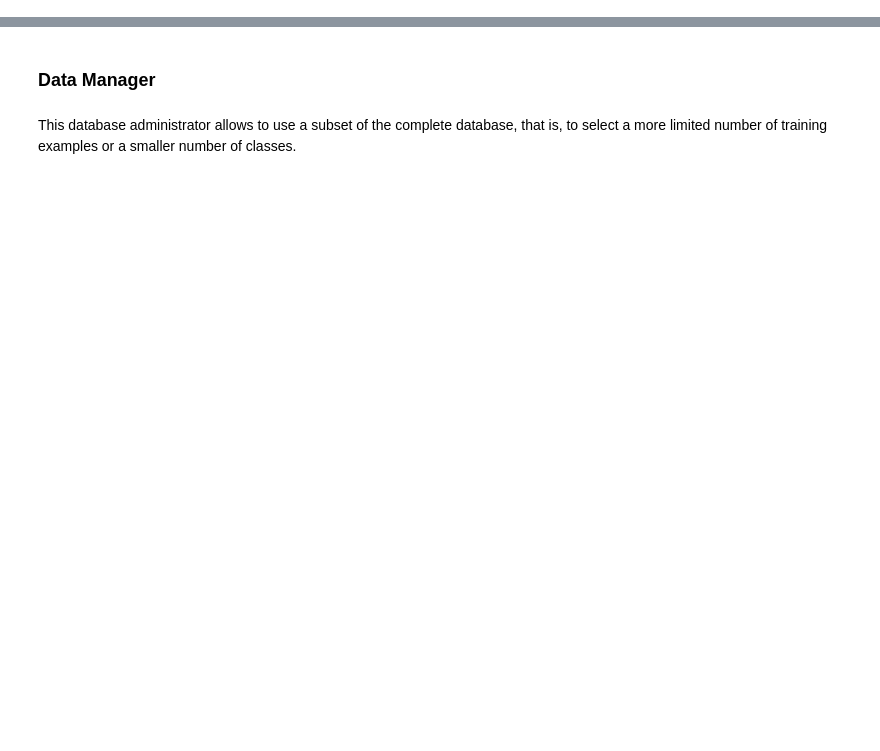
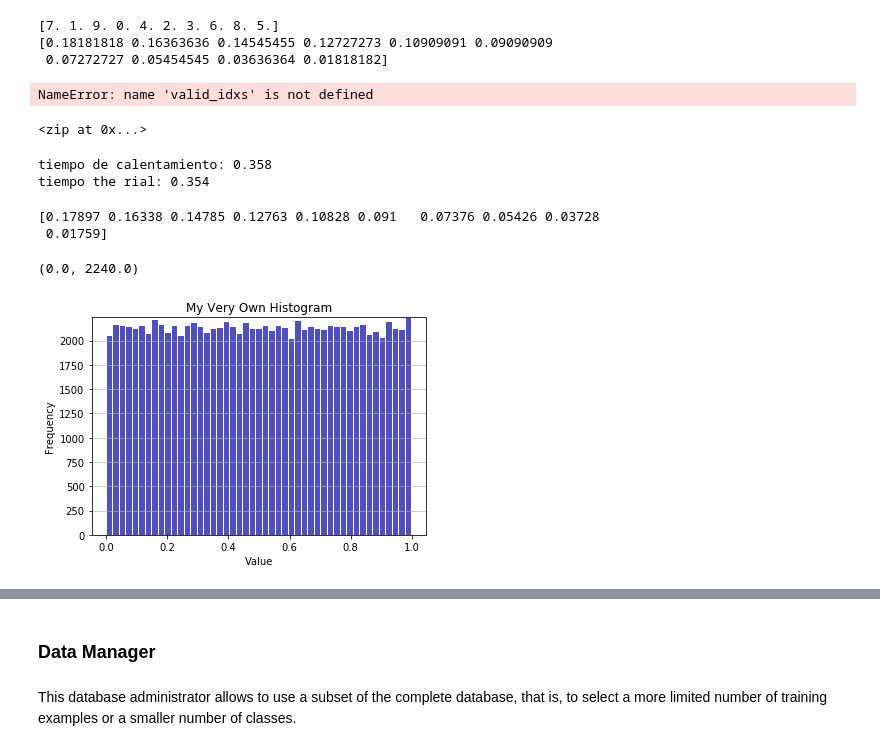
Before and after one commit to DanielMontecino/NeuroEvolution, a Jupyter notebook: GA_MNIST_mlp.ipynb, the cells around one changed output, grey strips where cells are left out. Cells and saved outputs as stored; diff of their text form; code cells hidden in the pictures; blank space fills up the shorter version.

```diff
--- a/GA_MNIST_mlp.ipynb
+++ b/GA_MNIST_mlp.ipynb
@@ -277,3 +332,80 @@ class Fitness_str():
+# %%
+
+
+def wheel_selection(probs, num_selections=1):
+    cumsum = np.cumsum(probs)
+    bullets = np.random.rand(num_selections)
+    winners = [np.argmax(cumsum>b) for b in bullets]
+    return winners
+
+
+
+n_samples = 10
+idxs = np.random.permutation(np.linspace(0, n_samples -1, n_samples))
+fitness = np.linspace(n_samples, 1, n_samples)
+fitness /= np.sum(fitness)
+
+print(idxs)
+print(fitness)
+# %% [output]
+[7. 1. 9. 0. 4. 2. 3. 6. 8. 5.]
+[0.18181818 0.16363636 0.14545455 0.12727273 0.10909091 0.09090909
+ 0.07272727 0.05454545 0.03636364 0.01818182]
+# %%
+probs = np.linspace(len(idxs), 1, len(idxs))
+num_offspring = len(idxs) - len(valid_idxs)
+parents_1 = random.choices(idxs, weights=probs, k=num_parents)
+parents_2 = random.choices(idxs, weights=probs, k=num_parents)
+parents = []
+for i in range(num_offspring):
+    while parents_1[i] == parents_2[i]:
+        parents_2[i] = random.choice(idxs)
+    parents.append((parents_1[i], parents_2[i]))
+# %% [output]
+NameError: name 'valid_idxs' is not defined
+# %%
+b
+# %% [output]
+<zip at 0x...>
+# %%
+n_samples = 10
+idxs = np.random.permutation(np.linspace(0, n_samples -1, n_samples))
+fitness = np.linspace(n_samples, 1, n_samples)
+
+ti = time()
+for i in range(N_iters):
+    s2 = random.choices(idxs, weights=fitness, k=N_samples)
+print("tiempo de calentamiento: %0.3f" % (time()- ti))
+ti = time()
+for i in range(N_iters):
+    s2 = random.choices(idxs, weights=fitness, k=N_samples)
+print("tiempo the rial: %0.3f" % (time()- ti))
+# %% [output]
+tiempo de calentamiento: 0.358
+tiempo the rial: 0.354
+# %%
+frecs2 = np.array([np.sum(s2 == idx) for idx in idxs])
+print(frecs2/N)
+# %% [output]
+[0.17897 0.16338 0.14785 0.12763 0.10828 0.091   0.07376 0.05426 0.03728
+ 0.01759]
+# %%
+import matplotlib.pyplot as plt
+
+# An "interface" to matplotlib.axes.Axes.hist() method
+d = np.random.rand(100000)
+n, bins, patches = plt.hist(x=d, bins='auto', color='#0504aa',
+                            alpha=0.7, rwidth=0.85)
+plt.grid(axis='y', alpha=0.75)
+plt.xlabel('Value')
+plt.ylabel('Frequency')
+plt.title('My Very Own Histogram')
+maxfreq = n.max()
+# Set a clean upper y-axis limit.
+plt.ylim(ymax=np.ceil(maxfreq / 10) * 10 if maxfreq % 10 else maxfreq + 10)
+# %% [output]
+(0.0, 2240.0)
+[figure, added]
 # %%
 l = Layer(758, 'elu', 0.86)
 l2 = Layer(32, 'prelu', 0.32)
```
Also changed, not shown: parts of 24 cells of this notebook, 8 other files.
